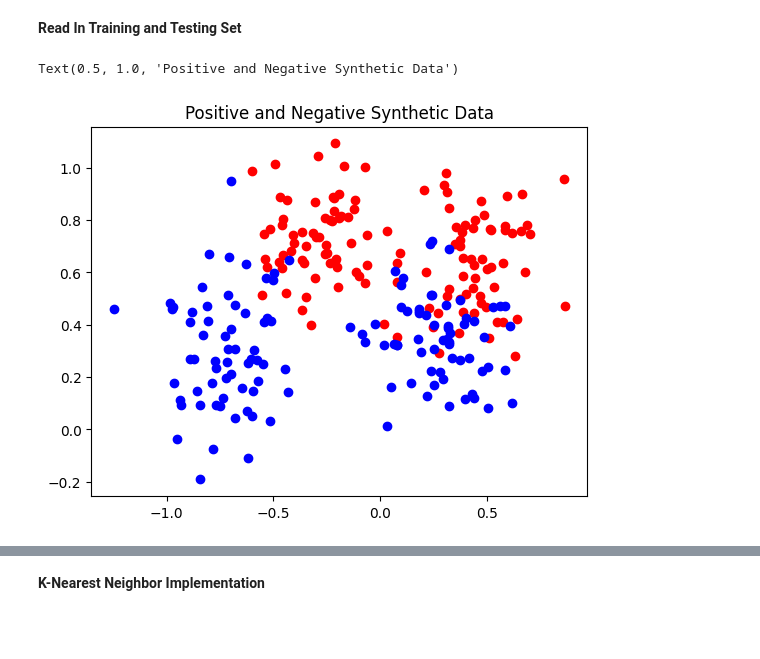
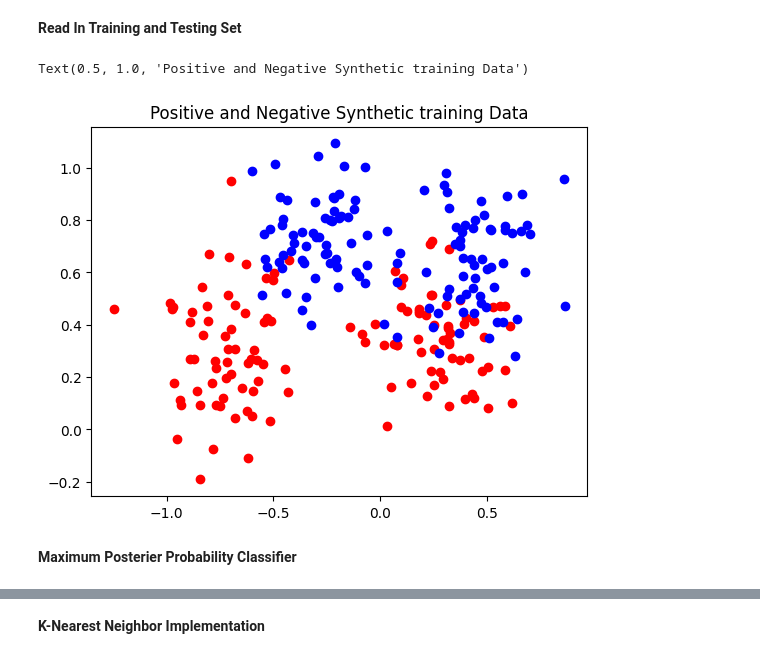
Before and after one commit to wcparham1/COSC522, a Jupyter notebook: CS522-Project1.ipynb, the cells around one changed output, grey strips where cells are left out. Cells and saved outputs as stored; diff of their text form; code cells hidden in the pictures; blank space fills up the shorter version.

```diff
--- a/CS522-Project1.ipynb
+++ b/CS522-Project1.ipynb
@@ -11,22 +11,50 @@ import matplotlib.pyplot as plt
 **Read In Training and Testing Set**
 # %%
 #Read in the training and testing set
-training_set = pd.read_csv('synth.tr', delim_whitespace=True)
-testing_set = pd.read_csv('synth.te', delim_whitespace=True)
+# training_set = pd.read_csv('synth.tr', delim_whitespace=True)
+# testing_set = pd.read_csv('synth.te', delim_whitespace=True)
 # print(training_set)
 # print(testing_set)
 
-df_pos = training_set.loc[training_set['yc'] == 1]
-df_neg = training_set.loc[training_set['yc'] == 0]
-df_pos_x = df_pos['xs']
-df_pos_y = df_pos['ys']
+# df_pos = training_set.loc[training_set['yc'] == 1]
+# df_neg = training_set.loc[training_set['yc'] == 0]
+# df_pos_x = df_pos['xs']
+# df_pos_y = df_pos['ys']
 
-df_neg_x = df_neg['xs']
-df_neg_y = df_neg['ys']
+# df_neg_x = df_neg['xs']
+# df_neg_y = df_neg['ys']
 
-plt.scatter(df_pos_x, df_pos_y,c='red')
-plt.scatter(df_neg_x, df_neg_y, c='blue')
+# plt.scatter(df_pos_x, df_pos_y,c='red')
+# plt.scatter(df_neg_x, df_neg_y, c='blue')
+# plt.title('Positive and Negative Synthetic training Data')
+#############################################################
+
+
+#Read in our training and testing files
+training_set = np.loadtxt("synth.tr",skiprows=1)
+testing_set = np.loadtxt("synth.te", skiprows=1)
+
+#Instantiate arrays to graph our training data
+training_set_x_c1, training_set_y_c1 = [], []
+training_set_x_c2, training_set_y_c2 = [], []
+testing_set_x_c1, testing_set_y_c1 = [], []
+testing_set_x_c2, testing_set_y_c2 = [], []
+
+#sort our training data by class.
+for item in training_set:
+    if(item[2] == 0):
+        training_set_x_c1.append(item[0])
+        training_set_y_c1.append(item[1])
+    else:
+        training_set_x_c2.append(item[0])
+        training_set_y_c2.append(item[1])
+
+#Plot our data
+plt.scatter(training_set_x_c1, training_set_y_c1,c='red')
+plt.scatter(training_set_x_c2, training_set_y_c2, c='blue')
 plt.title('Positive and Negative Synthetic training Data')
 # %% [output]
-Text(0.5, 1.0, 'Positive and Negative Synthetic Data')
+Text(0.5, 1.0, 'Positive and Negative Synthetic training Data')
-[figure, old version]
+[figure, new version]
+# %% [markdown]
+**Maximum Posterier Probability Classifier**
```
Also changed, not shown: parts of 8 cells of this notebook.
